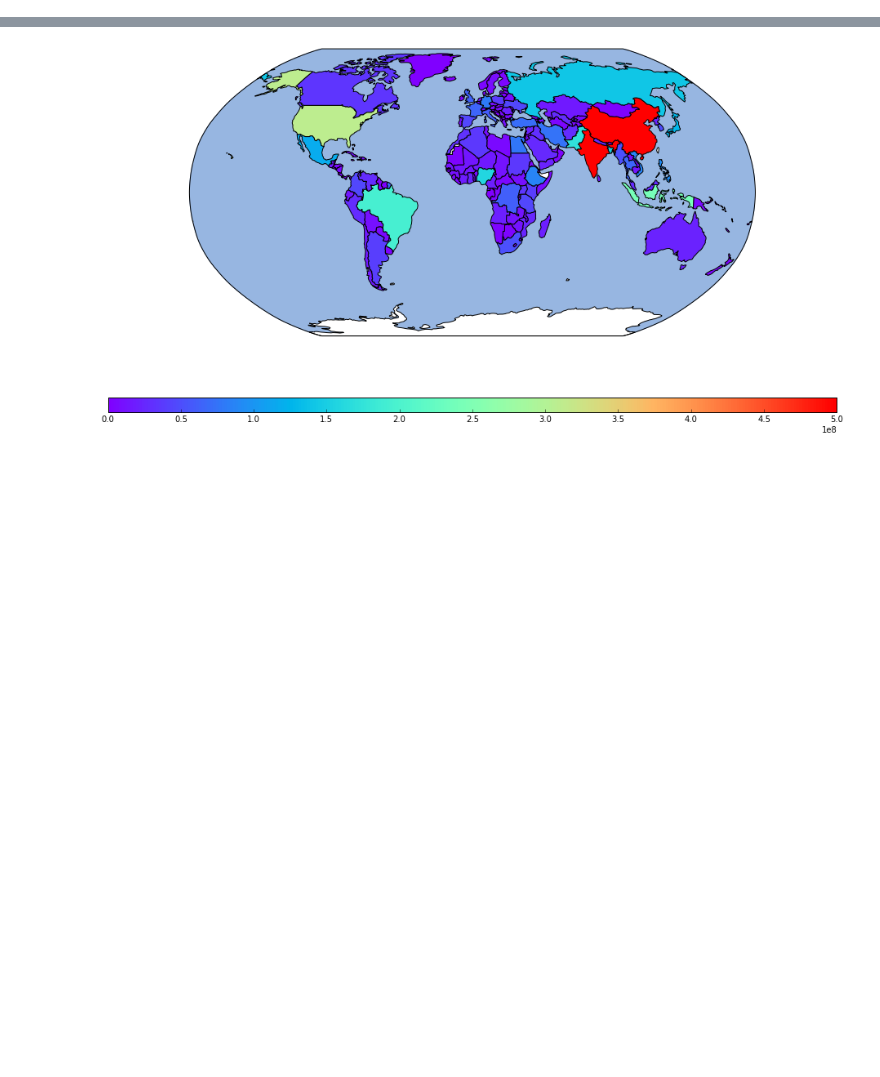
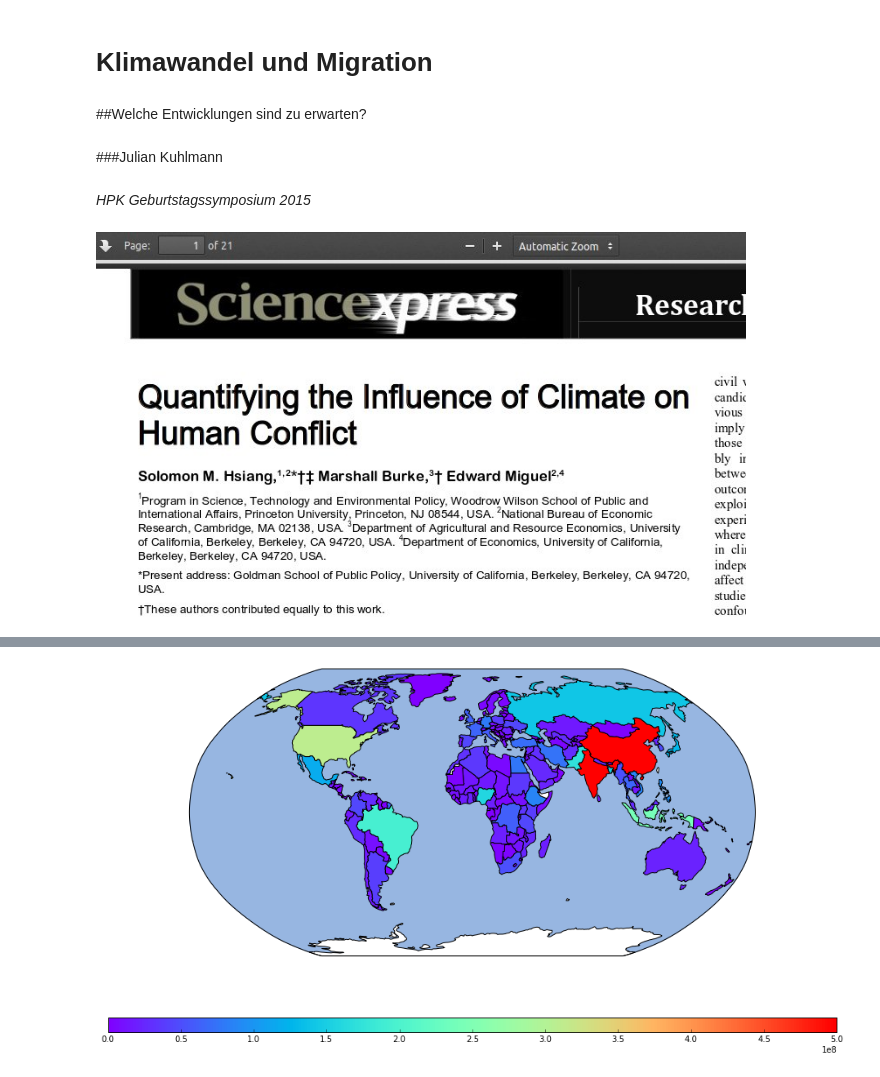
Before and after one commit to julesjulian/climate-migration, a Jupyter notebook: climate-migration.ipynb, the cells around one changed output, grey strips where cells are left out. Saved outputs shown, nothing was run; the diff lists cells and outputs as text; code cells hidden in the pictures; blank space fills up the shorter version.

```diff
--- a/climate-migration.ipynb
+++ b/climate-migration.ipynb
@@ -10,3 +11,15 @@ from random import random
 %matplotlib inline
 pylab.rcParams['figure.figsize'] = (16.0, 9.0)
 import warnings
+# %% [markdown]
+# Klimawandel und Migration
+# %% [markdown]
+##Welche Entwicklungen sind zu erwarten?
+# %% [markdown]
+###Julian Kuhlmann
+# %% [markdown]
+*HPK Geburtstagssymposium 2015*
+# %%
+Image(filename='/home/julian/Code/hpk-symposium/resources/science_paper.jpg', width=650)
+# %% [output]
+[figure, added]
```
Also changed, not shown: parts of 3 cells of this notebook, 2 other files.
